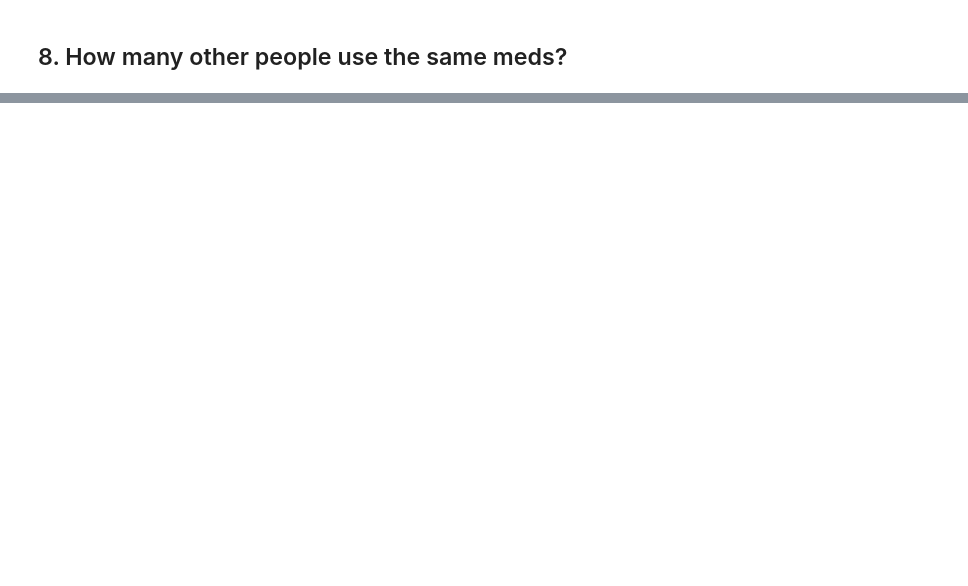
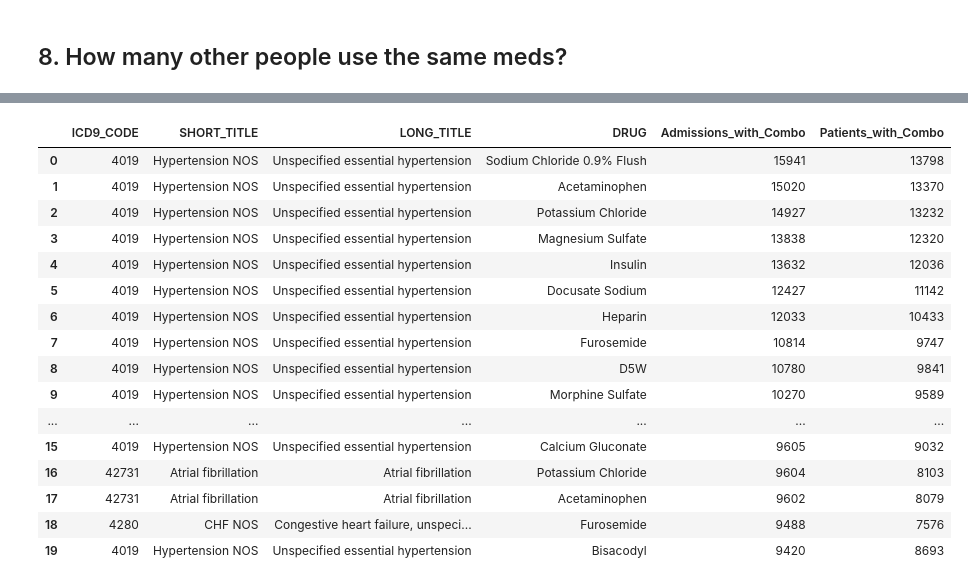
Before and after one commit to ricejfx/aihc, a Jupyter notebook: assignment2.ipynb, the cells around one changed output, grey strips where cells are left out. Cells and saved outputs as stored; diff of their text form; code cells hidden in the pictures; blank space fills up the shorter version.

```diff
--- a/assignment2.ipynb
+++ b/assignment2.ipynb
@@ -614,0 +891,39 @@ order by 1
+# %%
+common_combo_df = run_query(
+"""
+select
+diag.icd9_code,
+diag_text.short_title,
+diag_text.long_title,
+rx.drug,
+count(distinct diag.hadm_id) as Admissions_with_Combo,
+count(distinct diag.subject_id) as Patients_with_Combo
+from DIAGNOSES_ICD diag
+inner join D_ICD_DIAGNOSES diag_text
+    on diag.icd9_code = diag_text.icd9_code
+inner join PRESCRIPTIONS rx
+    on diag.hadm_id = rx.hadm_id
+group by 1,2,3,4
+order by 5 desc
+"""
+)
+# %%
+common_combo_df.head(20)
+# %% [output]
+|  | ICD9_CODE | SHORT_TITLE | LONG_TITLE | DRUG | Admissions_with_Combo | Patients_with_Combo |
+| 0 | 4019 | Hypertension NOS | Unspecified essential hypertension | Sodium Chloride 0.9% Flush | 15941 | 13798 |
+| 1 | 4019 | Hypertension NOS | Unspecified essential hypertension | Acetaminophen | 15020 | 13370 |
+| 2 | 4019 | Hypertension NOS | Unspecified essential hypertension | Potassium Chloride | 14927 | 13232 |
+| 3 | 4019 | Hypertension NOS | Unspecified essential hypertension | Magnesium Sulfate | 13838 | 12320 |
+| 4 | 4019 | Hypertension NOS | Unspecified essential hypertension | Insulin | 13632 | 12036 |
+| 5 | 4019 | Hypertension NOS | Unspecified essential hypertension | Docusate Sodium | 12427 | 11142 |
+| 6 | 4019 | Hypertension NOS | Unspecified essential hypertension | Heparin | 12033 | 10433 |
+| 7 | 4019 | Hypertension NOS | Unspecified essential hypertension | Furosemide | 10814 | 9747 |
+| 8 | 4019 | Hypertension NOS | Unspecified essential hypertension | D5W | 10780 | 9841 |
+| 9 | 4019 | Hypertension NOS | Unspecified essential hypertension | Morphine Sulfate | 10270 | 9589 |
+| ... | ... | ... | ... | ... | ... | ... |
+| 15 | 4019 | Hypertension NOS | Unspecified essential hypertension | Calcium Gluconate | 9605 | 9032 |
+| 16 | 42731 | Atrial fibrillation | Atrial fibrillation | Potassium Chloride | 9604 | 8103 |
+| 17 | 42731 | Atrial fibrillation | Atrial fibrillation | Acetaminophen | 9602 | 8079 |
+| 18 | 4280 | CHF NOS | Congestive heart failure, unspeci... | Furosemide | 9488 | 7576 |
+| 19 | 4019 | Hypertension NOS | Unspecified essential hypertension | Bisacodyl | 9420 | 8693 |
```
Also changed, not shown: parts of 27 cells of this notebook.
